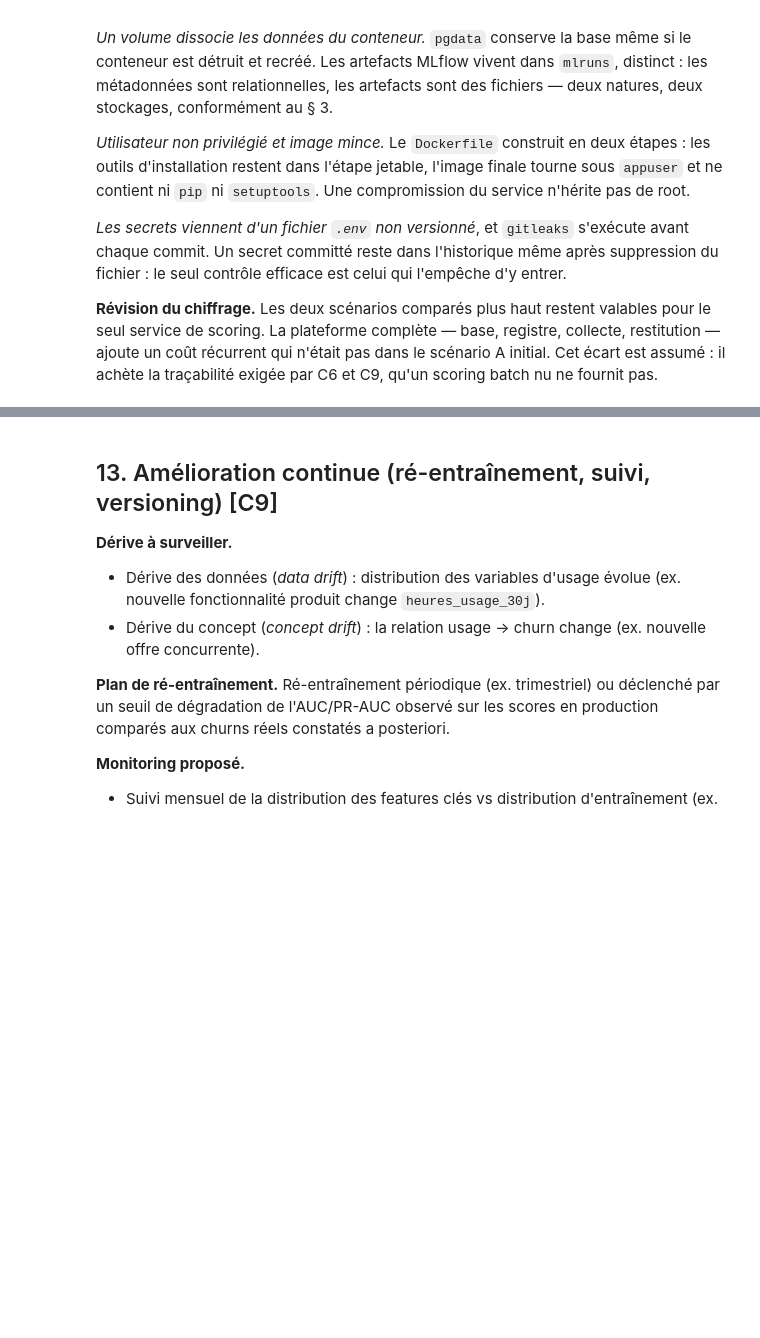
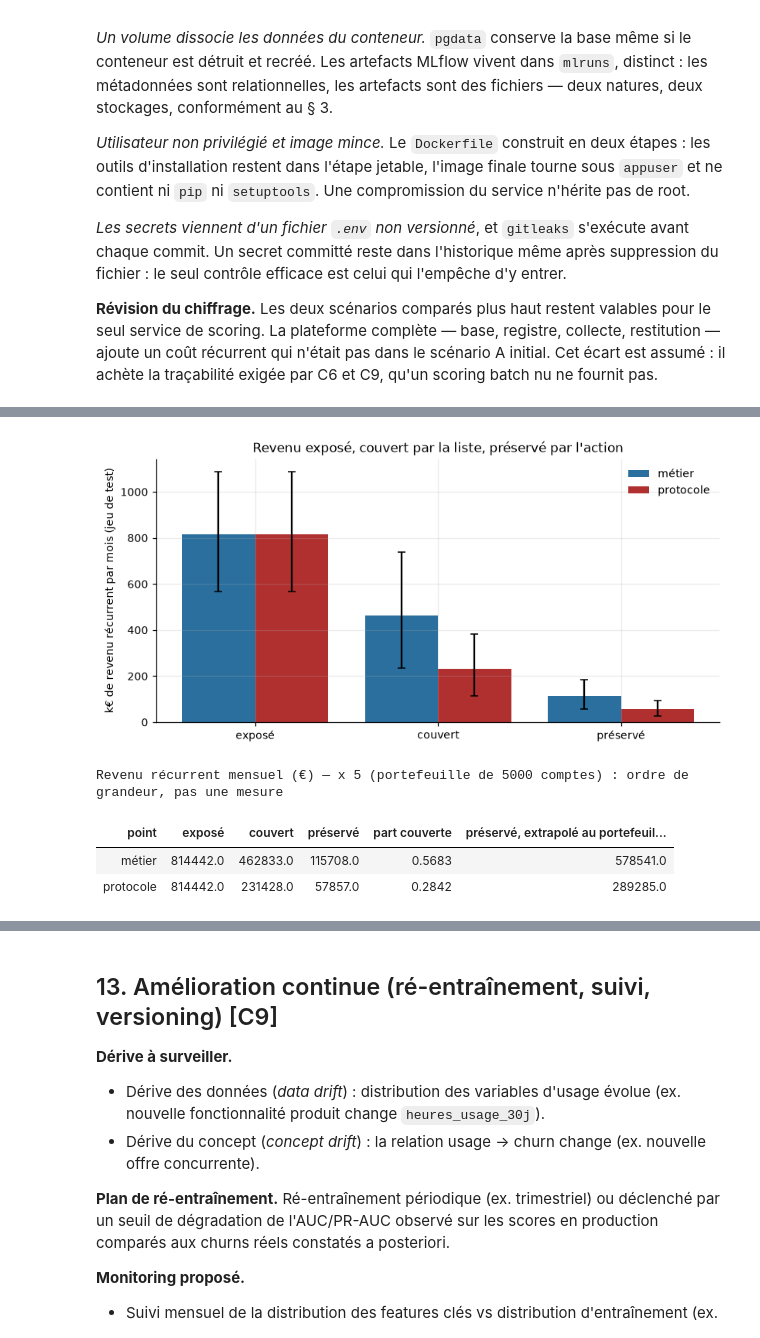
Before and after one commit to air-jaja/ai4me, a Jupyter notebook: notebooks/cas_usage_churn_saas.ipynb, the cells around one changed output, grey strips where cells are left out. Saved outputs shown, nothing was run; the diff lists cells and outputs as text; code cells hidden in the pictures; blank space fills up the shorter version.

```diff
--- a/notebooks/cas_usage_churn_saas.ipynb
+++ b/notebooks/cas_usage_churn_saas.ipynb
@@ -3086,0 +2942,17 @@ TP=88 | MRR moyen comptes détectés à risque=2504.9 € | Revenu mensuel poten
+# %%
+# --- R8: monthly recurring revenue, in euros, with intervals ----------------------------------------
+from churn_saas.features import tracer_niveaux_mrr
+
+tracer_niveaux_mrr(validation_9["mrr"])
+plt.show()
+afficher_tableau(pd.DataFrame({p: {n: validation_9["mrr"][p][n]["€ par mois (test)"] for n in ("exposé", "couvert", "préservé")}
+                               | {"part couverte": validation_9["mrr"][p]["part couverte"],
+                                  "préservé, extrapolé au portefeuille (€/mois)": validation_9["mrr"][p]["préservé"]["€ par mois (extrapolé au portefeuille)"]}
+                               for p in ("métier", "protocole")}).T.reset_index(names="point"),
+                 titre="Revenu récurrent mensuel (€) — " + validation_9["mrr"]["extrapolation"])
+# %% [output]
+[figure, added]
+Revenu récurrent mensuel (€) — x 5 (portefeuille de 5000 comptes) : ordre de grandeur, pas une mesure
+| point | exposé | couvert | préservé | part couverte | préservé, extrapolé au portefeuil... |
+| métier | 814442.0 | 462833.0 | 115708.0 | 0.5683 | 578541.0 |
+| protocole | 814442.0 | 231428.0 | 57857.0 | 0.2842 | 289285.0 |
```
Also changed, not shown: parts of 23 cells of this notebook, 46 other files.
